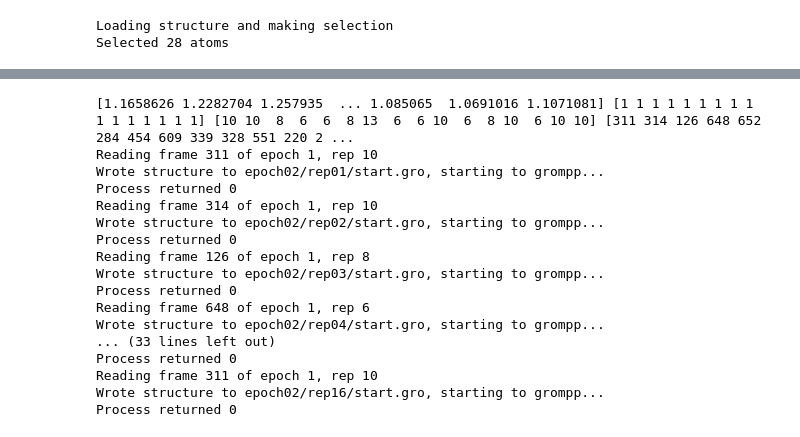
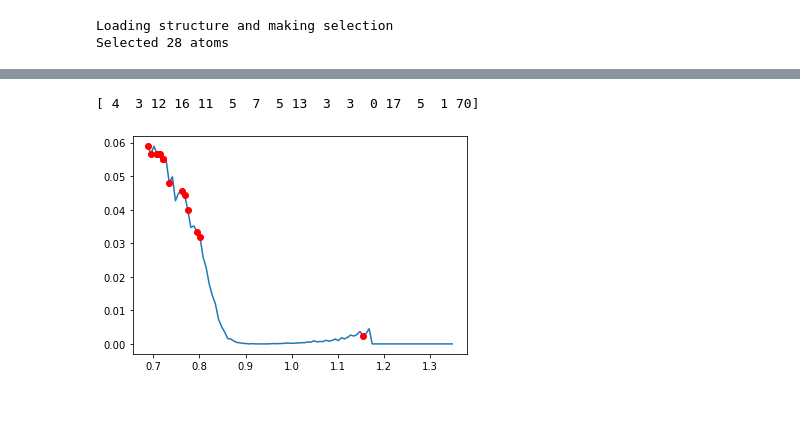
Before and after one commit to molecularmachinist/functional_sampling_tool, a Jupyter notebook: prod/autosampler_notebook.ipynb, the cells around one changed output, grey strips where cells are left out. Cells and saved outputs as stored; diff of their text form; code cells hidden in the pictures; blank space fills up the shorter version.

Commit message:
Moving on with choosing criteria
Next, dumping the probability based choices and moving on to new and exciting ones.


Former-commit-id: 0a0236930eb6ce3d361f8ee0627564e356f6a35a

```diff
--- a/prod/autosampler_notebook.ipynb
+++ b/prod/autosampler_notebook.ipynb
@@ -355,26 +262,22 @@ def next_rep(i,newepoch,oldepoch,rep,frm):
-# %%
-nextepoch = 2
-
-v, e, r, f = choose_frames(chosen_bins)
-print(v, e, r, f)
-
-for i, (epoch, rep, frm) in enumerate(zip(e,r,f)):
-    next_rep(i+1, nextepoch, epoch, rep, frm)
-# %% [output]
-[1.1658626 1.2282704 1.257935  ... 1.085065  1.0691016 1.1071081] [1 1 1 1 1 1 1 1 1 1 1 1 1 1 1 1] [10 10  8  6  6  8 13  6  6 10  6  8 10  6 10 10] [311 314 126 648 652 284 454 609 339 328 551 220 2 ...
-Reading frame 311 of epoch 1, rep 10
-Wrote structure to epoch02/rep01/start.gro, starting to grompp...
-Process returned 0
-Reading frame 314 of epoch 1, rep 10
-Wrote structure to epoch02/rep02/start.gro, starting to grompp...
-Process returned 0
-Reading frame 126 of epoch 1, rep 8
-Wrote structure to epoch02/rep03/start.gro, starting to grompp...
-Process returned 0
-Reading frame 648 of epoch 1, rep 6
-Wrote structure to epoch02/rep04/start.gro, starting to grompp...
-... (33 lines left out)
-Process returned 0
-Reading frame 311 of epoch 1, rep 10
-Wrote structure to epoch02/rep16/start.gro, starting to grompp...
-Process returned 0
+# %%
+_prob_mask = mask*(hist!=0)
+_hmax = np.max(hist[_prob_mask])*0.9
+_prob_mask *= hist<_hmax
+_hmin = np.min(hist[_prob_mask])
+
+# the "energy" of the highest point of the barrier, in kbt
+_barrier = 7
+_probs = np.exp(-(hist-_hmin)/(_hmax-_hmin)*_barrier)*_prob_mask
+_probs /= np.sum(_probs)
+plt.plot(bin_centers, _probs)
+
+_rng = np.random.default_rng()
+_choices = _rng.choice(len(hist), size=N, p=_probs)
+print(_choices)
+chosen_bins = _choices
+plt.plot(bin_centers[_choices], _probs[_choices], "ro")
+
+plt.show()
+# %% [output]
+[ 4  3 12 16 11  5  7  5 13  3  3  0 17  5  1 70]
+[figure, added]
```
Also changed, not shown: parts of 12 cells of this notebook.
